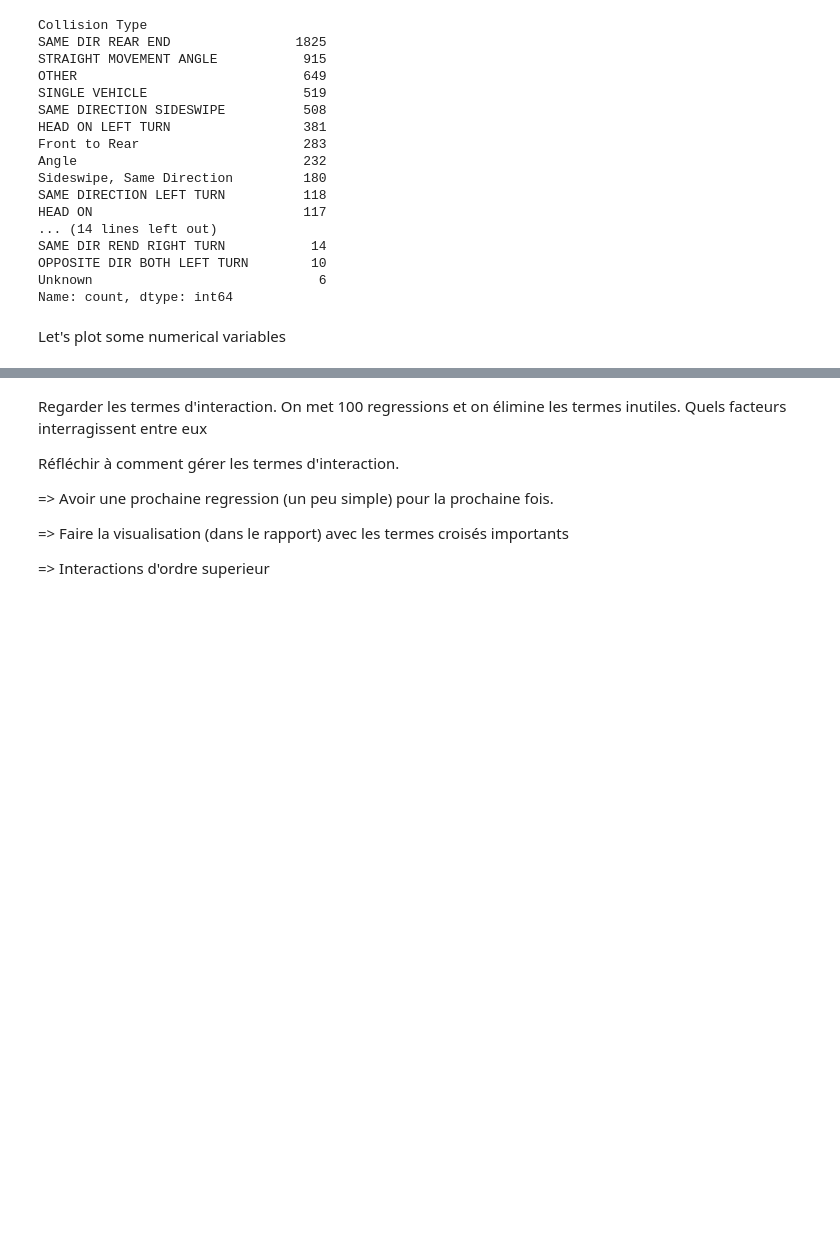
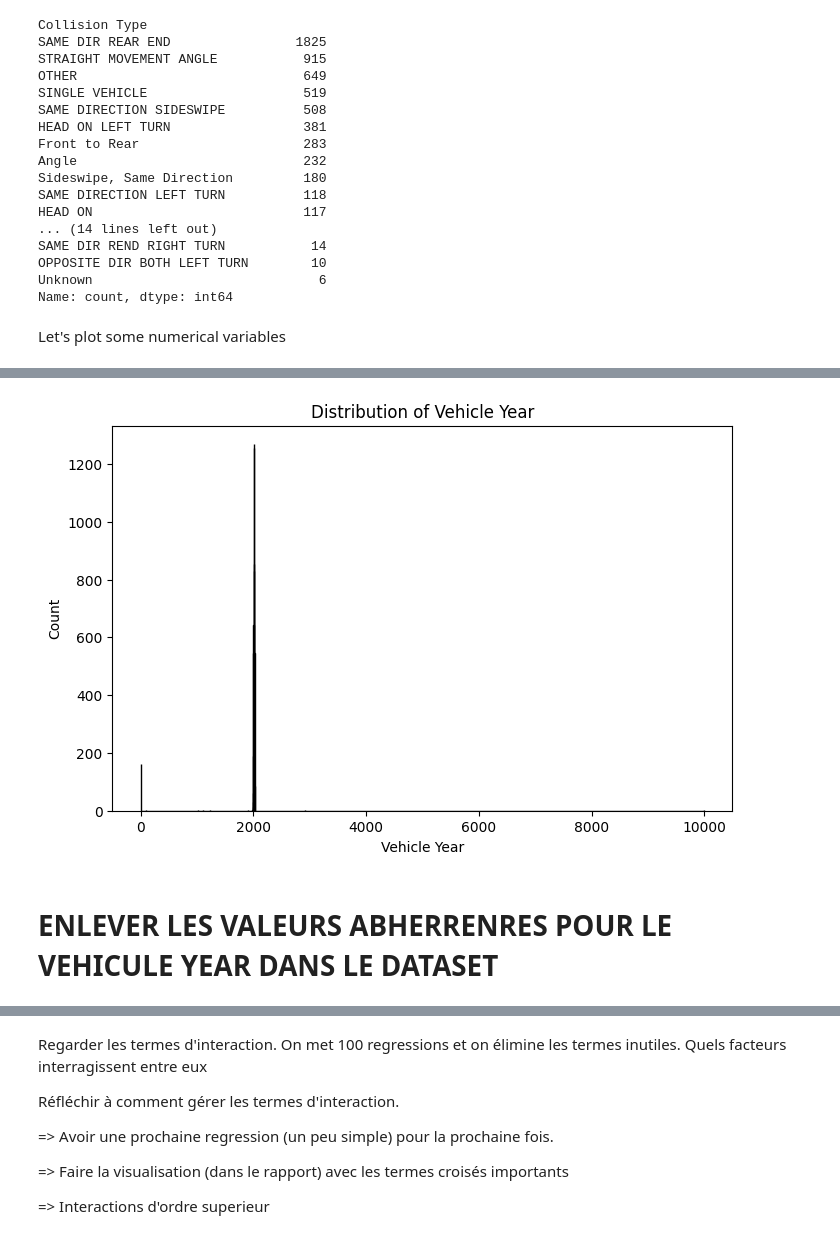
Before and after one commit to mathiasmoka/pyds25, a Jupyter notebook: First_regressions.ipynb, the cells around one changed output, grey strips where cells are left out. Saved outputs shown, nothing was run; the diff lists cells and outputs as text; code cells hidden in the pictures; blank space fills up the shorter version.

```diff
--- a/First_regressions.ipynb
+++ b/First_regressions.ipynb
@@ -147,0 +146,6 @@ plt.show()
+# %%
+plot_numeric_histogram(dataset, "Vehicle Year", bins=3000, color='skyblue')
+# %% [output]
+[figure, added]
+# %% [markdown]
+# ENLEVER LES VALEURS ABHERRENRES POUR LE VEHICULE YEAR DANS LE DATASET
```
Also changed, not shown: parts of 34 cells of this notebook.
